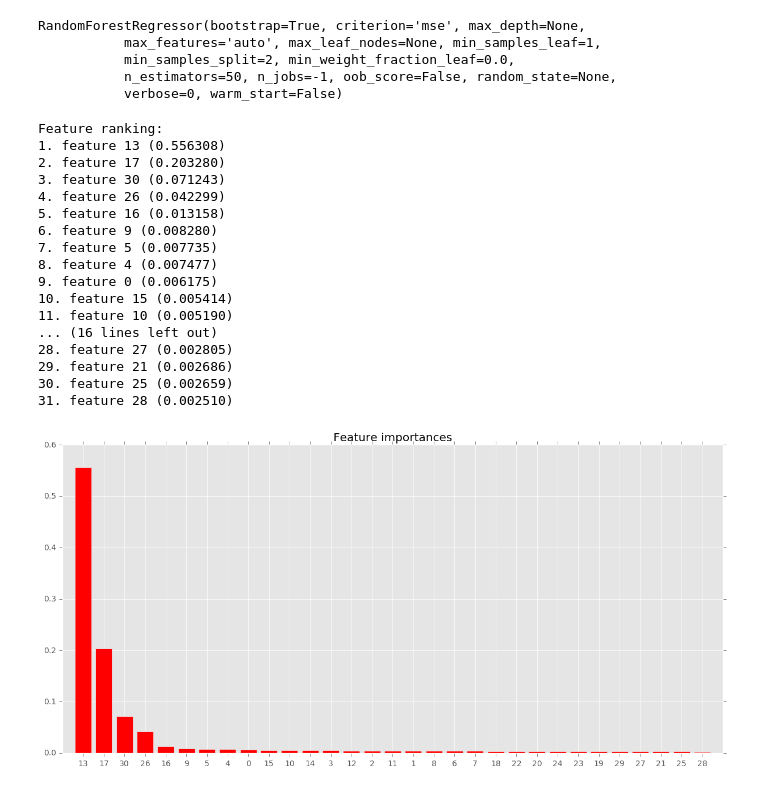
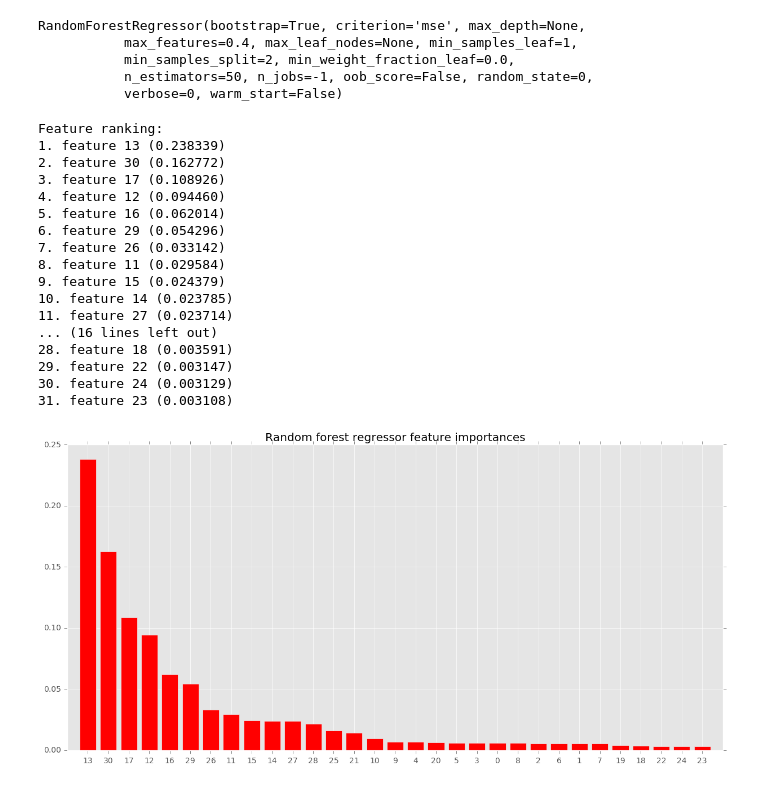
Before and after one commit to avgaydashenko/cuddly-robot, a Jupyter notebook: framework.ipynb, the cells around one changed output. Cells and saved outputs as stored; diff of their text form; code cells hidden in the pictures.

Commit message:
max_features feature importance

```diff
--- a/framework.ipynb
+++ b/framework.ipynb
@@ -64,5 +40,5 @@ Results: [0.91928507758075562, 0.91938602767282196, 0.91887651951445537, 0.91818
 # %%
-est = RandomForestRegressor(n_jobs=-1, n_estimators=50, max_features=0.2)
+est = RandomForestRegressor(n_jobs=-1, random_state=0, n_estimators=50, max_features=0.4)
 
 make_results = make_delta
 unmake_results = unmake_delta
@@ -70,9 +46,9 @@ unmake_results = unmake_delta
 est.fit(to_model_with_features(train_data), to_model(make_results(train_data, train_results)))
 # %% [output]
 RandomForestRegressor(bootstrap=True, criterion='mse', max_depth=None,
-           max_features='auto', max_leaf_nodes=None, min_samples_leaf=1,
+           max_features=0.4, max_leaf_nodes=None, min_samples_leaf=1,
            min_samples_split=2, min_weight_fraction_leaf=0.0,
-           n_estimators=50, n_jobs=-1, oob_score=False, random_state=None,
+           n_estimators=50, n_jobs=-1, oob_score=False, random_state=0,
            verbose=0, warm_start=False)
 # %%
 importances = est.feature_importances_
@@ -87,29 +63,29 @@ for f in range(num_features):
     print("%d. feature %d (%f)" % (f + 1, indices[f], importances[indices[f]]))
 # %% [output]
 Feature ranking:
-1. feature 13 (0.556308)
-2. feature 17 (0.203280)
-3. feature 30 (0.071243)
-4. feature 26 (0.042299)
-5. feature 16 (0.013158)
-6. feature 9 (0.008280)
-7. feature 5 (0.007735)
-8. feature 4 (0.007477)
-9. feature 0 (0.006175)
-10. feature 15 (0.005414)
-11. feature 10 (0.005190)
+1. feature 13 (0.238339)
+2. feature 30 (0.162772)
+3. feature 17 (0.108926)
+4. feature 12 (0.094460)
+5. feature 16 (0.062014)
+6. feature 29 (0.054296)
+7. feature 26 (0.033142)
+8. feature 11 (0.029584)
+9. feature 15 (0.024379)
+10. feature 14 (0.023785)
+11. feature 27 (0.023714)
 ... (16 lines left out)
-28. feature 27 (0.002805)
-29. feature 21 (0.002686)
-30. feature 25 (0.002659)
-31. feature 28 (0.002510)
+28. feature 18 (0.003591)
+29. feature 22 (0.003147)
+30. feature 24 (0.003129)
+31. feature 23 (0.003108)
 # %%
 plt.figure()
-plt.title("Feature importances")
+plt.title("Random forest regressor feature importances")
 plt.bar(range(num_features), importances[indices],
        color="r", align="center")
 plt.xticks(range(num_features), indices)
 plt.xlim([-1, num_features])
 plt.show()
 # %% [output]
-[figure, old version]
+[figure, new version]
```
Also changed, not shown: parts of 5 cells of this notebook, 3 other files.
